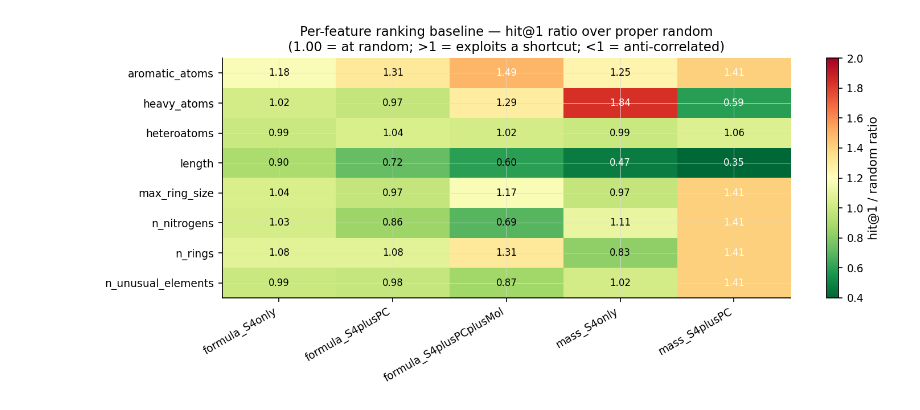
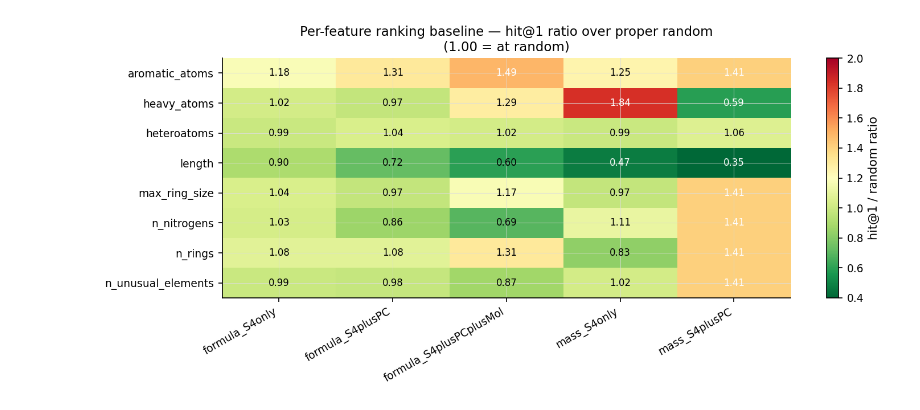
Before and after one commit to roman-bushuiev/MassSpecGym, a Jupyter notebook: notebooks/massspecgym_in_the_wild/evaluation_s4.ipynb, the cells around one changed output. Saved outputs shown, nothing was run; the diff lists cells and outputs as text; code cells hidden in the pictures.

```diff
--- a/notebooks/massspecgym_in_the_wild/evaluation_s4.ipynb
+++ b/notebooks/massspecgym_in_the_wild/evaluation_s4.ipynb
@@ -358,0 +286,39 @@ absolute hit@1 (%):
+# %%
+DIAG = {
+    'formula_S4only':           OUT / 'diagnose_residual_formula_S4only_nostereo.pkl',
+    'formula_S4plusPC':         OUT / 'diagnose_residual_formula_S4plusPC_nostereo.pkl',
+    'formula_S4plusPCplusMol':  OUT / 'diagnose_residual_formula_nostereo.pkl',
+    'mass_S4only':              OUT / 'diagnose_residual_mass_S4only_nostereo.pkl',
+    'mass_S4plusPC':            OUT / 'diagnose_residual_mass_nostereo.pkl',
+}
+
+# Map to the matching nostereo random baseline key.
+DIAG_TO_BASELINE = {
+    'formula_S4only':           'formula_nostereo_S4only',
+    'formula_S4plusPC':         'formula_nostereo_S4plusPC',
+    'formula_S4plusPCplusMol':  'formula_nostereo_S4plusPCplusMol',
+    'mass_S4only':              'mass_nostereo_S4only',
+    'mass_S4plusPC':            'mass_nostereo_S4plusPC',
+}
+
+rows = []
+for label, p in DIAG.items():
+    with p.open('rb') as f: obj = pickle.load(f)
+    perf = obj['perf']
+    rb = baselines[DIAG_TO_BASELINE[label]]
+    for _, row in perf.iterrows():
+        rows.append({
+            'variant': label, 'feature': row['feature'], 'direction': row['direction'],
+            'hit@1 (%)':  row['hit@1 (%)'],  'random hit@1 (%)':  rb['random_hit@1'],
+            'hit@1 ratio':  row['hit@1 (%)']  / rb['random_hit@1']  if rb['random_hit@1']  else float('nan'),
+            'hit@5 ratio':  row['hit@5 (%)']  / rb['random_hit@5']  if rb['random_hit@5']  else float('nan'),
+            'hit@20 ratio': row['hit@20 (%)'] / rb['random_hit@20'] if rb['random_hit@20'] else float('nan'),
+        })
+df_diag = pd.DataFrame(rows)
+piv_r = df_diag.pivot_table(index='feature', columns='variant', values='hit@1 ratio', aggfunc='first').round(2)
+piv_a = df_diag.pivot_table(index='feature', columns='variant', values='hit@1 (%)', aggfunc='first').round(2)
+cols = ['formula_S4only', 'formula_S4plusPC', 'formula_S4plusPCplusMol', 'mass_S4only', 'mass_S4plusPC']
+print('hit@1 / random ratio per feature × variant:')
+display(piv_r[cols])
+print('absolute hit@1 (%):')
+display(piv_a[cols])
@@ -359,18 +348,18 @@ absolute hit@1 (%):
 # %%
 # Heatmap of ratios.
 fig, ax = plt.subplots(figsize=(10, 4.5))
-mat = piv_ratio[cols].values
+mat = piv_r[cols].values
 im = ax.imshow(mat, aspect='auto', cmap='RdYlGn_r', vmin=0.4, vmax=2.0)
 ax.set_xticks(np.arange(len(cols))); ax.set_xticklabels(cols, rotation=30, ha='right')
-ax.set_yticks(np.arange(len(piv_ratio.index))); ax.set_yticklabels(piv_ratio.index)
+ax.set_yticks(np.arange(len(piv_r.index))); ax.set_yticklabels(piv_r.index)
 for i in range(mat.shape[0]):
     for j in range(mat.shape[1]):
         ax.text(j, i, f'{mat[i, j]:.2f}', ha='center', va='center', fontsize=8,
                 color='white' if abs(mat[i, j] - 1.0) > 0.4 else 'black')
 fig.colorbar(im, ax=ax, label='hit@1 / random ratio')
-ax.set_title('Per-feature ranking baseline — hit@1 ratio over proper random\n(1.00 = at random; >1 = exploits a shortcut; <1 = anti-correlated)')
+ax.set_title('Per-feature ranking baseline — hit@1 ratio over proper random\n(1.00 = at random)')
 fig.tight_layout()
 _save(fig, 'per_feature_hit1_ratio_heatmap')
 plt.show()
 # %% [output]
-[figure, old version]
+[figure, new version]
```
Also changed, not shown: parts of 24 cells of this notebook, 3 other files.
